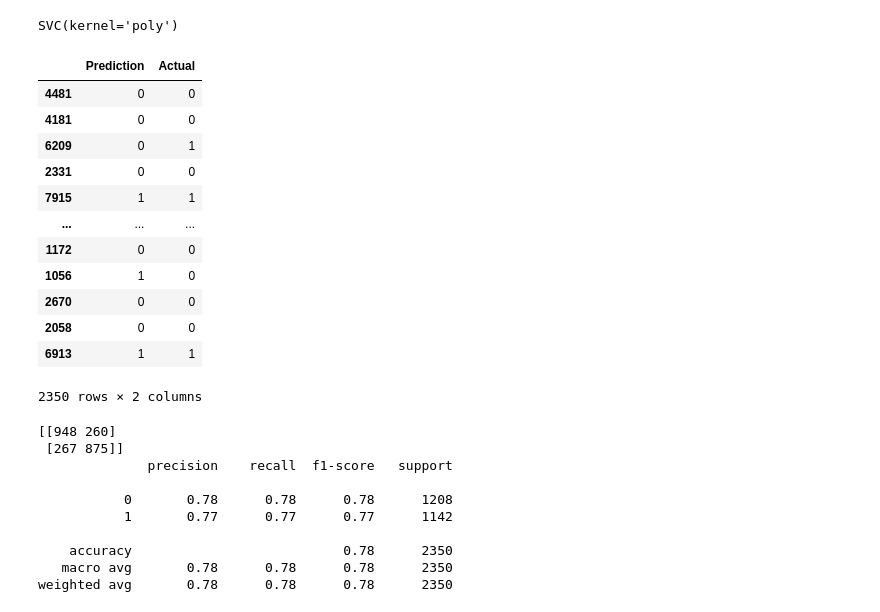
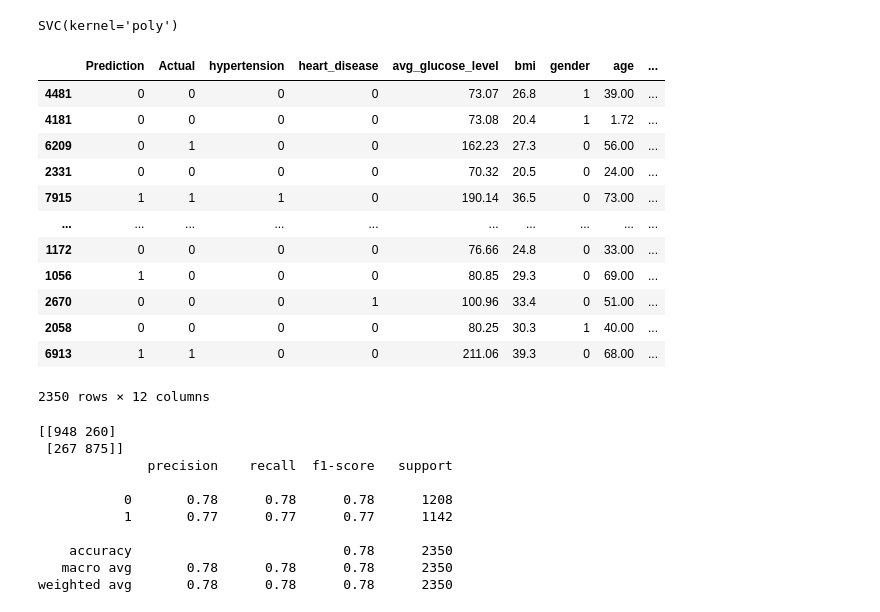
Before and after one commit to AimeeJLewis/Final_Group_Project, a Jupyter notebook: Stroke_Machine_Learning.ipynb, the cells around one changed output. Cells and saved outputs as stored; diff of their text form; code cells hidden in the pictures.

```diff
--- a/Stroke_Machine_Learning.ipynb
+++ b/Stroke_Machine_Learning.ipynb
@@ -12,7 +13,7 @@ from sqlalchemy import create_engine
 ## Connect to Database
 # %%
 # estblish engine
-engine = create_engine('postgresql://postgres:postgres@localhost:5432/Brain_Stroke_DB')
+engine = create_engine(postgres_address)
 # %%
 # connect to database
 conn = engine.connect()
@@ -22,8 +37,6 @@ pd.read_sql('SELECT * FROM stroke_data', conn)
 # %%
 # join datasets and establish dataframe
 df = pd.read_sql('SELECT * FROM health_data JOIN demographics ON health_data.id = demographics.id', conn)
-# %%
-df = pd.read_csv("Brain_Stroke_Data/stroke_data_clean.csv")
 # %%
 df
 # %% [output]
@@ -81,12 +95,12 @@ enc=LabelEncoder()
 gender=enc.fit_transform(df['gender'])
 smoking_status=enc.fit_transform(df['smoking_status'])
 work_type=enc.fit_transform(df['work_type'])
-Residence_type=enc.fit_transform(df['Residence_type'])
+Residence_type=enc.fit_transform(df['residence_type'])
 ever_married=enc.fit_transform(df['ever_married'])
 # %%
 # replace categorical columns with the transformed numerical columns
 df['ever_married']=ever_married
-df['Residence_type']=Residence_type
+df['residence_type']=Residence_type
 df['smoking_status']=smoking_status
 df['gender']=gender
 df['work_type']=work_type
@@ -247,21 +261,21 @@ SVC(kernel='poly')
 # %%
 # predict outcomes for test data set
 svm_predictions = svm_model.predict(X_test)
-pd.DataFrame({"Prediction": svm_predictions, "Actual": y_test})
+pd.DataFrame({"Prediction": svm_predictions, "Actual": y_test}).join(X_test)
 # %% [output]
-|  | Prediction | Actual |
-| 4481 | 0 | 0 |
-| 4181 | 0 | 0 |
-| 6209 | 0 | 1 |
-| 2331 | 0 | 0 |
-| 7915 | 1 | 1 |
-| ... | ... | ... |
-| 1172 | 0 | 0 |
-| 1056 | 1 | 0 |
-| 2670 | 0 | 0 |
-| 2058 | 0 | 0 |
-| 6913 | 1 | 1 |
+|  | Prediction | Actual | hypertension | heart_disease | avg_glucose_level | bmi | gender | age | ... |
+| 4481 | 0 | 0 | 0 | 0 | 73.07 | 26.8 | 1 | 39.00 | ... |
+| 4181 | 0 | 0 | 0 | 0 | 73.08 | 20.4 | 1 | 1.72 | ... |
+| 6209 | 0 | 1 | 0 | 0 | 162.23 | 27.3 | 0 | 56.00 | ... |
+| 2331 | 0 | 0 | 0 | 0 | 70.32 | 20.5 | 0 | 24.00 | ... |
+| 7915 | 1 | 1 | 1 | 0 | 190.14 | 36.5 | 0 | 73.00 | ... |
+| ... | ... | ... | ... | ... | ... | ... | ... | ... | ... |
+| 1172 | 0 | 0 | 0 | 0 | 76.66 | 24.8 | 0 | 33.00 | ... |
+| 1056 | 1 | 0 | 0 | 0 | 80.85 | 29.3 | 0 | 69.00 | ... |
+| 2670 | 0 | 0 | 0 | 1 | 100.96 | 33.4 | 0 | 51.00 | ... |
+| 2058 | 0 | 0 | 0 | 0 | 80.25 | 30.3 | 1 | 40.00 | ... |
+| 6913 | 1 | 1 | 0 | 0 | 211.06 | 39.3 | 0 | 68.00 | ... |
-2350 rows × 2 columns
+2350 rows × 12 columns
 # %%
 # create a summary of the predictions
 print(confusion_matrix(y_test, svm_predictions))
```
Also changed, not shown: parts of 8 cells of this notebook, 3 other files.
